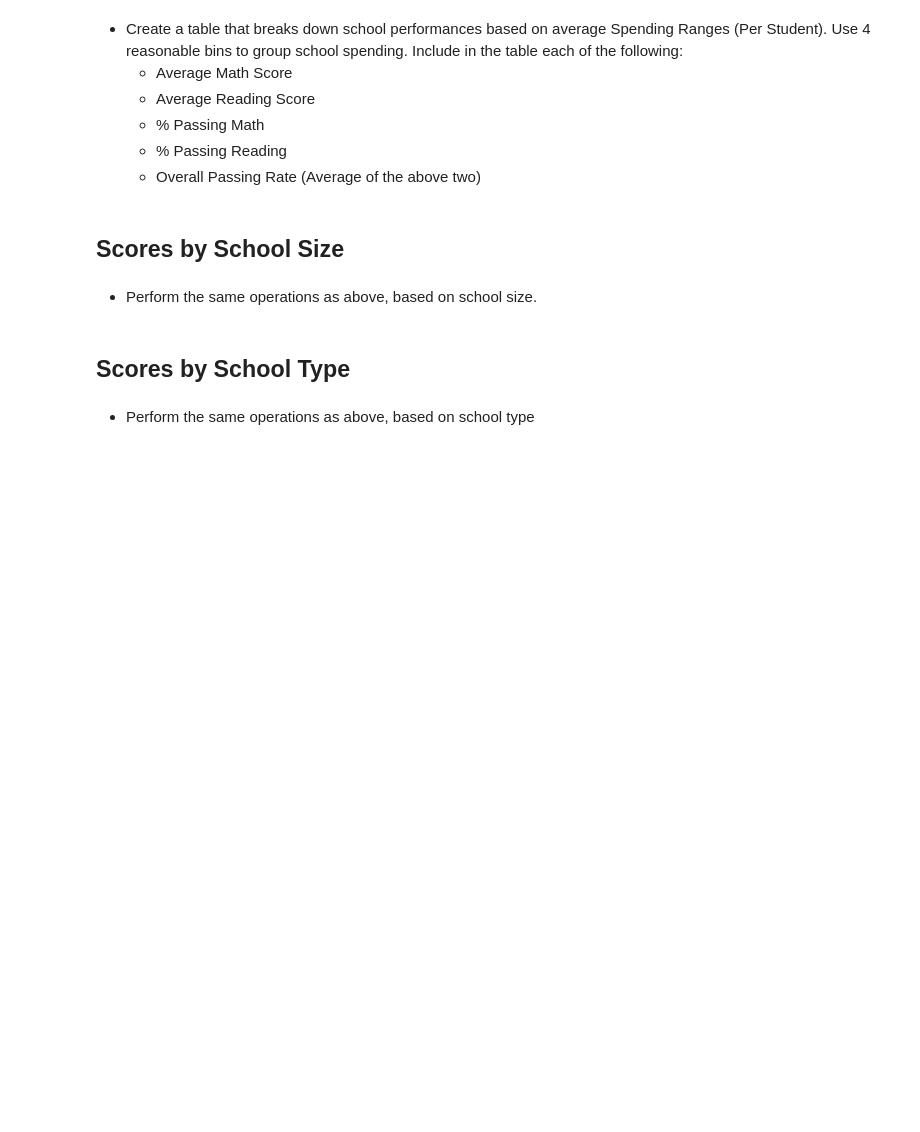
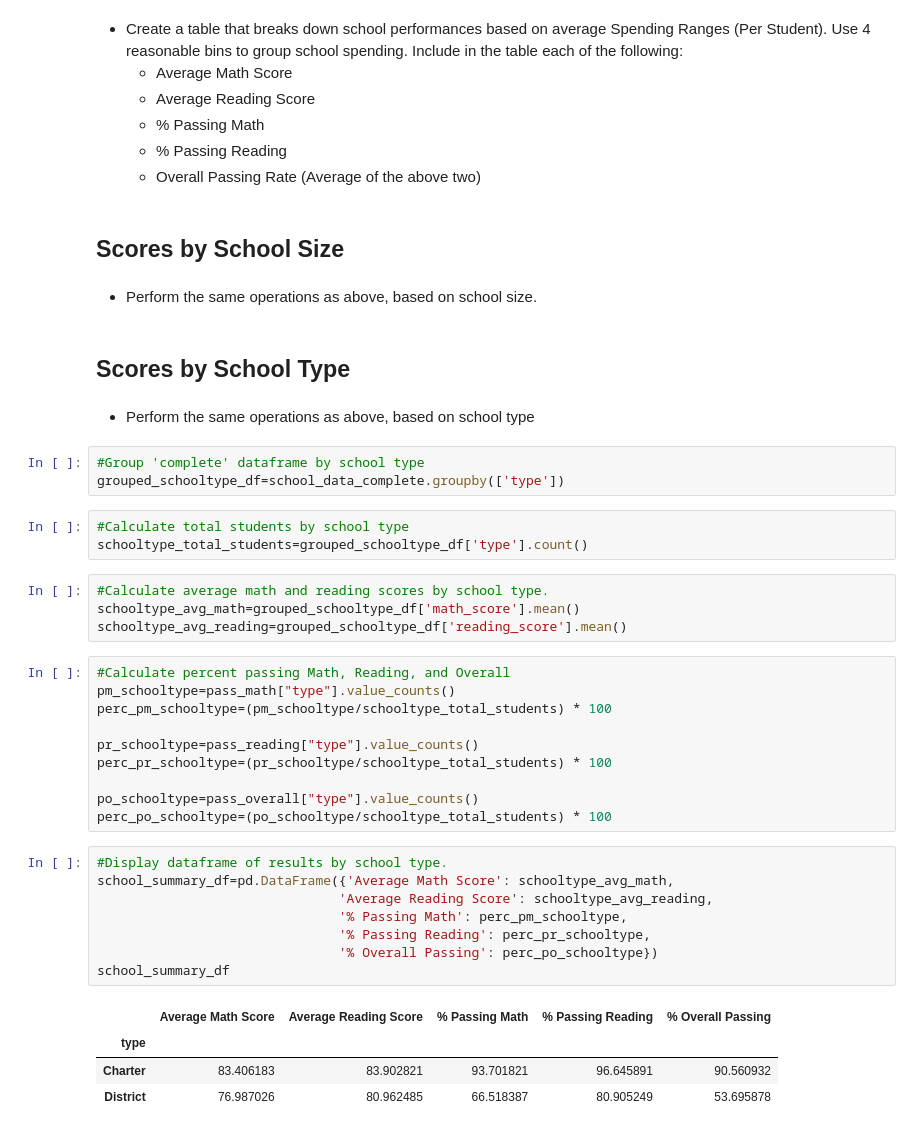
Before and after one commit to Fhern1954/Pandas_Challenge, a Jupyter notebook: PyCitySchools/PyCitySchools_FH.ipynb, the cells around one changed output. Saved outputs shown, nothing was run; the diff lists cells and outputs as text; blank space fills up the shorter version.

Commit message:
Adding Scores by School Type dataframe

```diff
--- a/PyCitySchools/PyCitySchools_FH.ipynb
+++ b/PyCitySchools/PyCitySchools_FH.ipynb
@@ -478,3 +478,36 @@ grade_summary_reading_df
 ## Scores by School Type
 # %% [markdown]
 * Perform the same operations as above, based on school type
+# %%
+#Group 'complete' dataframe by school type
+grouped_schooltype_df=school_data_complete.groupby(['type'])
+# %%
+#Calculate total students by school type
+schooltype_total_students=grouped_schooltype_df['type'].count()
+# %%
+#Calculate average math and reading scores by school type.
+schooltype_avg_math=grouped_schooltype_df['math_score'].mean()
+schooltype_avg_reading=grouped_schooltype_df['reading_score'].mean()
+# %%
+#Calculate percent passing Math, Reading, and Overall
+pm_schooltype=pass_math["type"].value_counts()
+perc_pm_schooltype=(pm_schooltype/schooltype_total_students) * 100
+
+pr_schooltype=pass_reading["type"].value_counts()
+perc_pr_schooltype=(pr_schooltype/schooltype_total_students) * 100
+
+po_schooltype=pass_overall["type"].value_counts()
+perc_po_schooltype=(po_schooltype/schooltype_total_students) * 100
+# %%
+#Display dataframe of results by school type.
+school_summary_df=pd.DataFrame({'Average Math Score': schooltype_avg_math,
+                               'Average Reading Score': schooltype_avg_reading,
+                               '% Passing Math': perc_pm_schooltype,
+                               '% Passing Reading': perc_pr_schooltype,
+                               '% Overall Passing': perc_po_schooltype})
+school_summary_df
+# %% [output]
+|  | Average Math Score | Average Reading Score | % Passing Math | % Passing Reading | % Overall Passing |
+| type |  |  |  |  |  |
+| Charter | 83.406183 | 83.902821 | 93.701821 | 96.645891 | 90.560932 |
+| District | 76.987026 | 80.962485 | 66.518387 | 80.905249 | 53.695878 |
```
